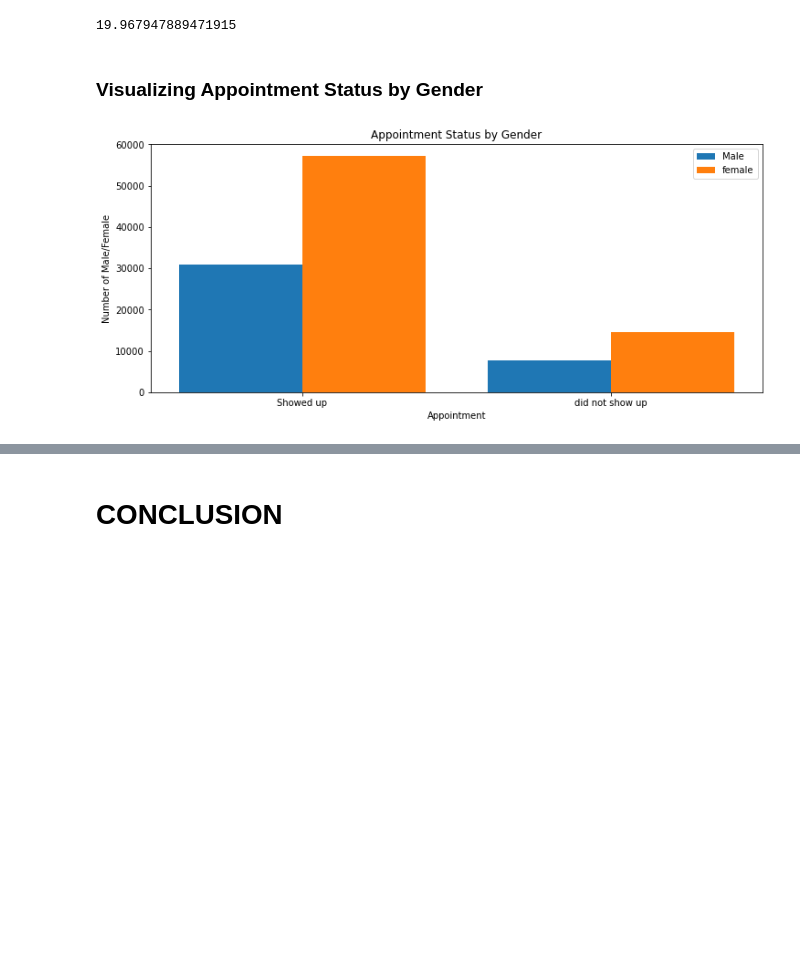
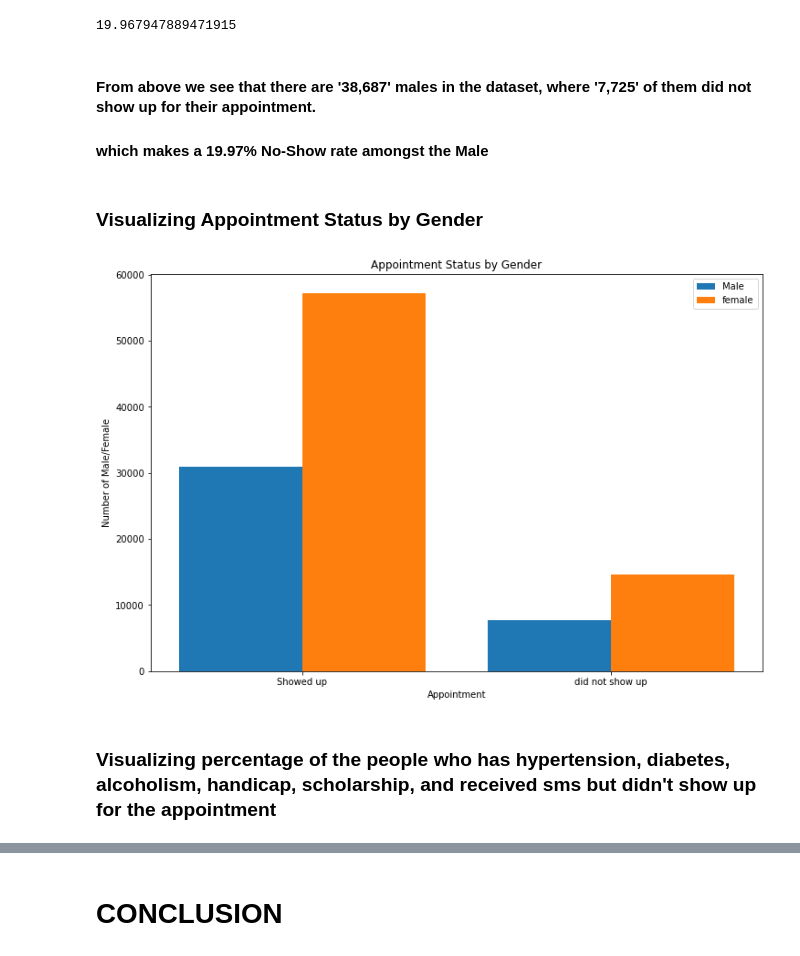
Before and after one commit to EmmaTope/ALX-T-Project-1-, a Jupyter notebook: INVESTIGATING A DATASET - Temitope Olaitan.ipynb, the cells around one changed output, grey strips where cells are left out. Drawn from its saved outputs; the diff is of its cells as text; code cells hidden in the pictures; blank space fills up the shorter version.

```diff
--- a/INVESTIGATING A DATASET - Temitope Olaitan.ipynb
+++ b/INVESTIGATING A DATASET - Temitope Olaitan.ipynb
@@ -256,5 +273,8 @@ count_male
 # %% [output]
 19.967947889471915
+# %% [markdown]
+#### From above we see that there are '38,687' males in the dataset, where '7,725' of them did not show up for their appointment.
+#### which makes a 19.97% No-Show rate amongst the Male
 # %% [markdown]
 ### Visualizing Appointment Status by Gender
 # %%
@@ -264,25 +284,33 @@ female_noshow=df.gender[(df.gender=='F')&(df.no_show=='Yes')].count()
 male_show=df.gender[(df.gender=='M')&(df.no_show=='No')].count()
 female_show=df.gender[(df.gender=='F')&(df.no_show=='No')].count()
 # %%
+# setting parameters for the plot
 width=0.4
 my_locus=["Showed up", "did not show up"]
 male=[male_show, male_noshow]
 female=[female_show, female_noshow]
 
+# Specifying where each bar should be plotted
 bar1=np.arange(len(my_locus))
 bar2=[i+width for i in bar1]
 
-plt.figure(figsize=(12,5))
+# Adjusting the size of the plot
+plt.figure(figsize=(12,8))
 
+# The bars to plot
 plt.bar(my_locus,male,width,label='Male')
 plt.bar(bar2,female,width,label='female')
 
+# Naming the bar appropriately
 plt.xlabel('Appointment')
 plt.ylabel('Number of Male/Female')
 plt.title('Appointment Status by Gender')
 plt.xticks(bar1+width/2,my_locus)
 
+# inititalising the legend function and showing the plot altogether
 plt.legend()
 plt.show()
 # %% [output]
-[figure, old version]
+[figure, new version]
+# %% [markdown]
+### Visualizing percentage of the people who has hypertension, diabetes, alcoholism, handicap, scholarship, and received sms but didn't show up for the appointment
```
Also changed, not shown: parts of 19 cells of this notebook, 2 other files.
